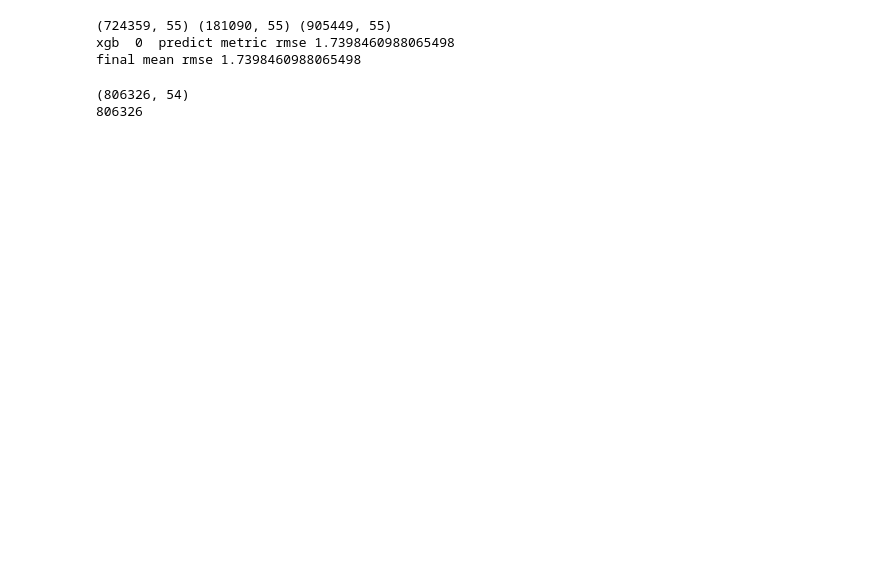
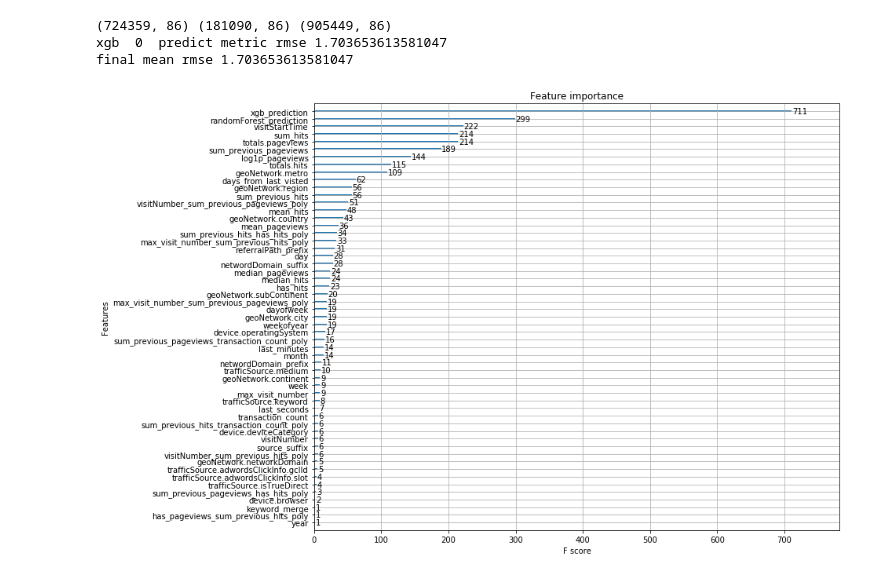
Before and after one commit to mojia/prince-ai, a Jupyter notebook: kaggle/GStore/SimpleExploration_XGBoost_baseline.ipynb, the cells around one changed output. Drawn from its saved outputs; the diff is of its cells as text; code cells hidden in the pictures; blank space fills up the shorter version.

```diff
--- a/kaggle/GStore/SimpleExploration_XGBoost_baseline.ipynb
+++ b/kaggle/GStore/SimpleExploration_XGBoost_baseline.ipynb
@@ -392,13 +456,16 @@ from sklearn.preprocessing import LabelEncoder
 
 train_df['totals.transactionRevenue'].fillna(0, inplace=True)
 
-cate_columns = ['channelGrouping','device.browser','device.deviceCategory','device.operatingSystem',
+cate_columns = ['channelGrouping',
+                'device.browser','device.deviceCategory','device.operatingSystem',"device.isMobile",
                 'geoNetwork.city','geoNetwork.continent','geoNetwork.country','geoNetwork.metro',
                 'geoNetwork.networkDomain','geoNetwork.region','geoNetwork.subContinent',
                 'trafficSource.adContent','trafficSource.adwordsClickInfo.adNetworkType',
                 'trafficSource.adwordsClickInfo.gclId','trafficSource.adwordsClickInfo.isVideoAd',
-                'trafficSource.adwordsClickInfo.page','trafficSource.adwordsClickInfo.slot',
-                'trafficSource.campaign','trafficSource.isTrueDirect','trafficSource.keyword']
+                'trafficSource.adwordsClickInfo.slot',
+                'trafficSource.campaign','trafficSource.isTrueDirect','trafficSource.keyword',
+                'networdDomain_suffix','networdDomain_prefix','campaign_merge','keyword_merge',
+                'trafficSource.medium','referralPath_language','referralPath_prefix','source_suffix']
 
 
 label = LabelEncoder()
@@ -418,8 +485,9 @@ for col in cate_columns:
     test_df[col] = lbl.transform(list(test_df[col].values.astype('str')))
 
 
-numeric_columns = ['totals.bounces','totals.hits','totals.newVisits','totals.pageviews','visitNumber',
-                   'visitStartTime']
+numeric_columns = ['totals.bounces','totals.hits','totals.newVisits',
+                   'totals.pageviews','visitNumber',
+                   'visitStartTime','trafficSource.adwordsClickInfo.page']
 for col in numeric_columns:
     train_df[col] = train_df[col].astype(float)
     test_df[col] = test_df[col].astype(float)
@@ -741,0 +813,5 @@ numeric_columns len 14
+# %%
+print(numeric_columns)
+
+train_df[cate_columns+numeric_columns]= train_df[cate_columns+numeric_columns].fillna(0)
+test_df[cate_columns+numeric_columns]= test_df[cate_columns+numeric_columns].fillna(0)
@@ -742,55 +1225,35 @@ numeric_columns len 14
 # %%
-import xgboost as xgb
-from sklearn.metrics import mean_squared_error
-from math import sqrt
-
-
-def train_and_split(seed=1234):
-    train_df_copy = train_df.copy()
-    dev_df = train_df_copy.sample(frac=0.8, random_state=seed)
-    val_df = train_df_copy.drop(dev_df.index)
-
-    print(dev_df.shape,val_df.shape,train_df_copy.shape)
-
-    dev_y = np.log1p(dev_df['totals.transactionRevenue'].values)
-    val_y = np.log1p(val_df['totals.transactionRevenue'].values)
-
-
-    dev_x = dev_df[cate_columns + numeric_columns]
-    val_x = val_df[cate_columns + numeric_columns]
-
-    return dev_x, val_x, dev_y, val_y
-
-def rmse(y_actual, y_predict):
-    return sqrt(mean_squared_error(y_actual, y_predict))
-
-
-xgb = xgb.XGBRegressor(n_estimators=100, learning_rate=0.01, gamma=0, subsample=0.8, eval_metric='rmse',
+######################## XGBoost train ####################################################
+xgb_regressor = xgb.XGBRegressor(n_estimators=100, learning_rate=0.01, gamma=0, subsample=0.8, eval_metric='rmse',
                        max_depth=5,colsample_bytree=0.8, silent=False, seed=1234)
 
-def train_and_valid(epochs = 5):
+def train_and_valid(cate_features, numeric_features,epochs = 5):
     array = []
     for i in range(epochs):
-        dev_x, val_x, dev_y, val_y = train_and_split(seed=i*100 +1)
+        dev_x, val_x, dev_y, val_y = train_and_split(cate_features, numeric_features,seed=i*100 +1)
 
-        model = xgb.fit(dev_x, dev_y)
+        model = xgb_regressor.fit(dev_x, dev_y)
         predict = model.predict(val_x)
 
         metric_value = rmse(val_y,predict)
         print('xgb ',i,' predict metric rmse', metric_value)
         array.append(metric_value)
+        del dev_x, val_x, dev_y, val_y
 
     print('final mean rmse', np.mean(array))
     return model
 
-model = cv_rmse = train_and_valid(1)
+xgb_model = train_and_valid(cate_columns, numeric_columns,epochs=1)
+
+from xgboost import plot_importance
+import matplotlib.pyplot as plt
+
+ax = plot_importance(xgb_model)
+fig = ax.figure
+fig.set_size_inches(12,10)
+plt.show()
 # %% [output]
-(724359, 55) (181090, 55) (905449, 55)
-xgb  0  predict metric rmse 1.7398460988065498
-final mean rmse 1.7398460988065498
+(724359, 86) (181090, 86) (905449, 86)
+xgb  0  predict metric rmse 1.703653613581047
+final mean rmse 1.703653613581047
+[figure, added]
-# %%
-print(test_df.shape)
-print(len(test_df['fullVisitorId'].values))
-# %% [output]
-(806326, 54)
-806326
```
Also changed, not shown: parts of 30 cells of this notebook, 8 other files.
